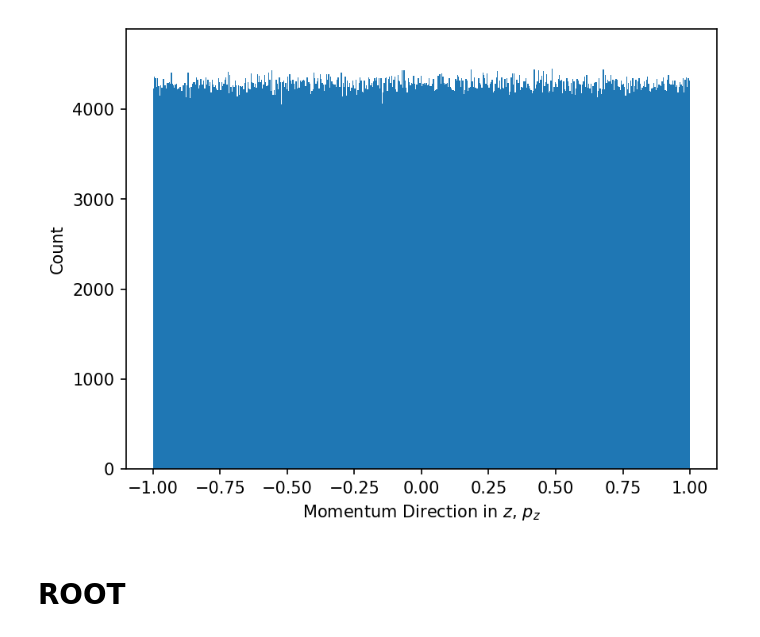
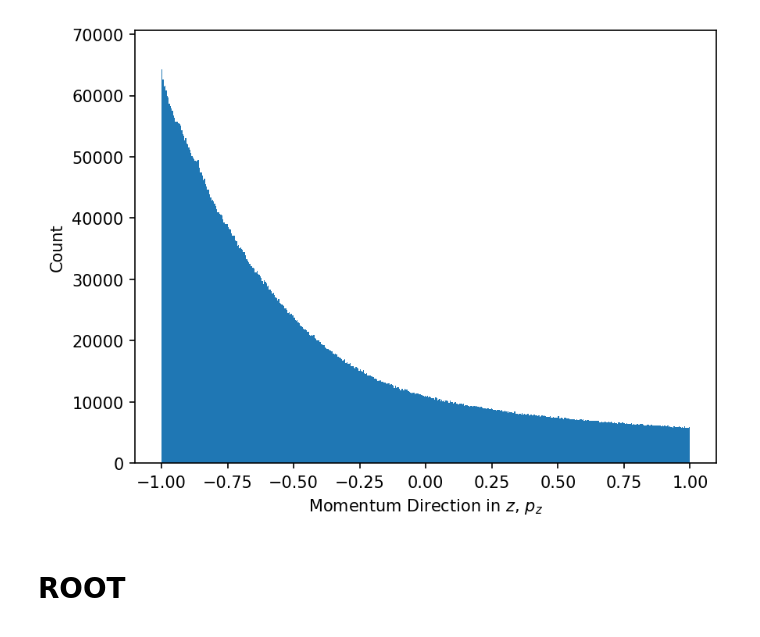
Before and after one commit to Jude-E-dev/Carbon-ASC-Repo, a Jupyter notebook: analysis/analysis.ipynb, the cells around one changed output. Saved outputs shown, nothing was run; the diff lists cells and outputs as text; code cells hidden in the pictures.

```diff
--- a/analysis/analysis.ipynb
+++ b/analysis/analysis.ipynb
@@ -50,10 +120,18 @@ def plot_with_peaks(signal, n_bins, prominence=None, xlabel="", title="", xlims=
 # %%
-df = pandas.read_csv("archive/bert_hp_1M.csv", comment="#", header=None)
+df = pd.read_csv("archive/cry_all_100k_kill_secs.csv", comment="#", header=None)
 df.columns = [
-    "E", "p_x", "p_y", "p_z",
-    "x", "y", "z",
-    "name", "creator",
-    "time", "step", "trackID"
+    "E",
+    "p_x",
+    "p_y",
+    "p_z",
+    "x",
+    "y",
+    "z",
+    "name",
+    "creator",
+    "time",
+    "step",
+    "trackID",
 ]
 print(f"{df.shape[0]:,} gamma rays recorded")
 df
@@ -131,8 +236,9 @@ plot_with_peaks(phi, 512, xlabel="Azimuthal Angle, $\\varphi$")
 # %%
-
-plot_with_peaks(df[df["creator"] == "phot"]["p_z"], 512, xlabel="Momentum Direction in $z$, $p_z$")
+plot_with_peaks(
+    df[df["creator"] == "eBrem"]["p_z"], 512, xlabel="Momentum Direction in $z$, $p_z$"
+)
 # %% [output]
-[figure, old version]
+[figure, new version]
 # %% [markdown]
 # ROOT
 # %%
```
Also changed, not shown: parts of 19 cells of this notebook, 8 other files.
